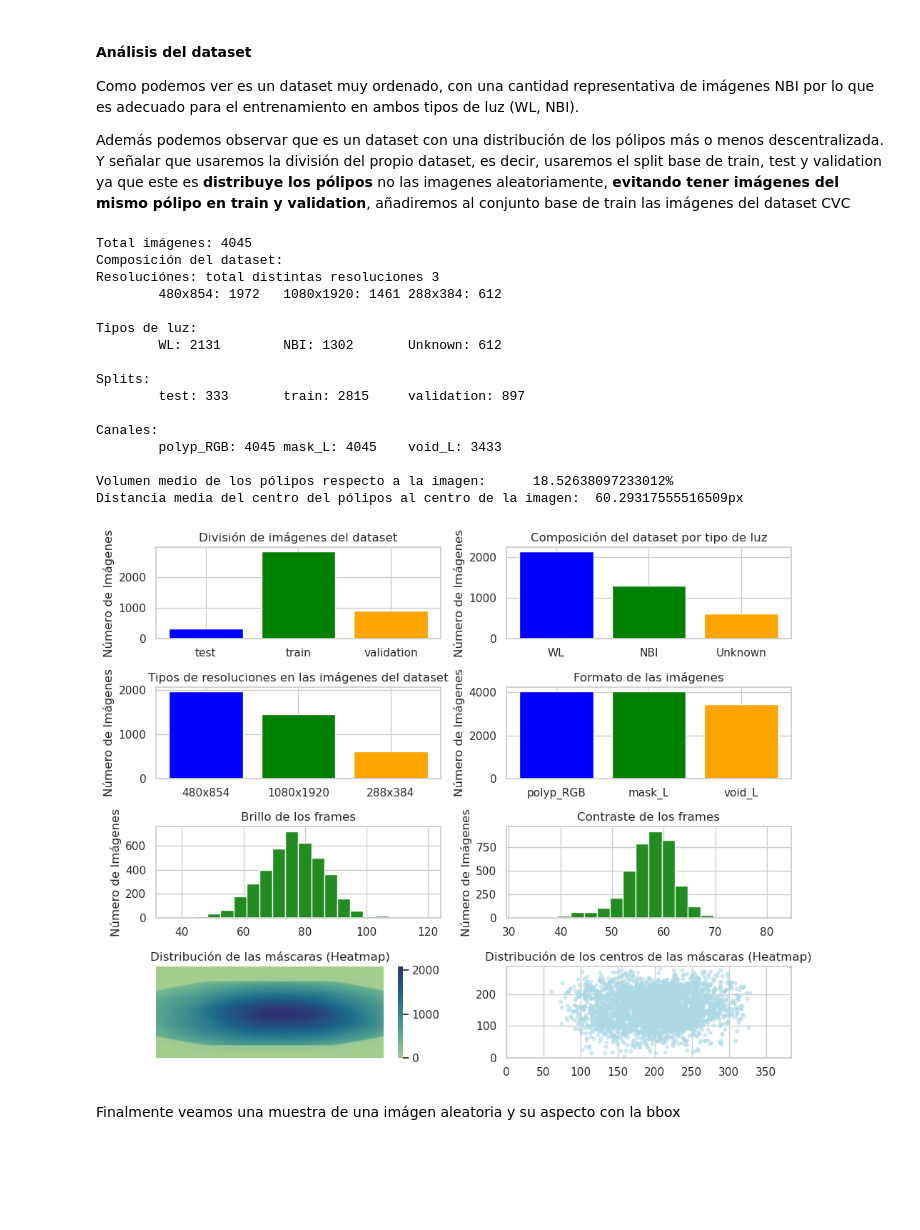
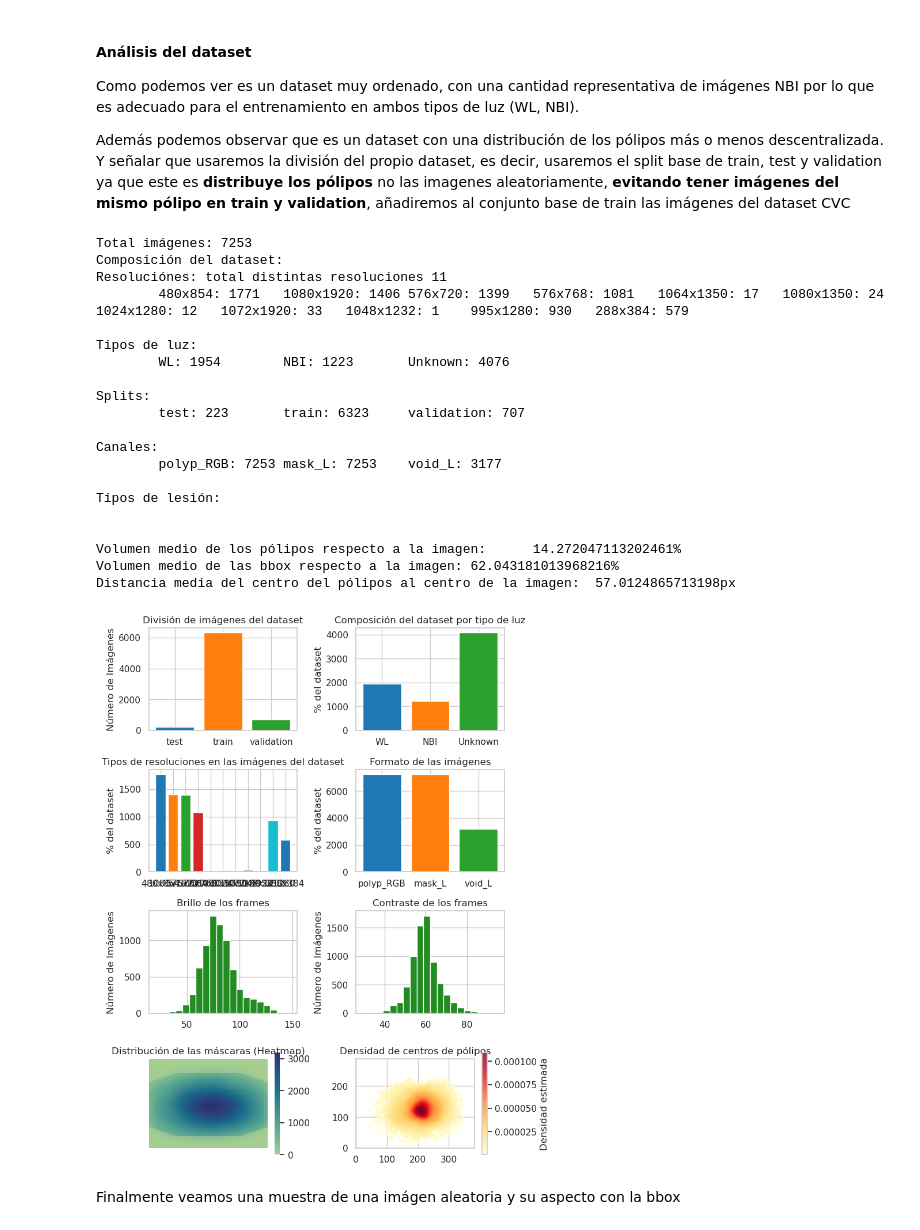
Before and after one commit to sprieton/deteccion_de_polipos_aplicando_ViT, a Jupyter notebook: src/yolos-base/yolos-base-Piccolo+CVC.ipynb, the cells around one changed output. Drawn from its saved outputs; the diff is of its cells as text; code cells hidden in the pictures; blank space fills up the shorter version.

```diff
--- a/src/yolos-base/yolos-base-Piccolo+CVC.ipynb
+++ b/src/yolos-base/yolos-base-Piccolo+CVC.ipynb
@@ -48,7 +48,7 @@ from utils import ImageDatasetProcessor as idp
 import os
 
 DS_PATH = "../../datasets"
-DS_NAME = "Piccolo+CVC"
+DS_NAME = "Piccolo+CVC+PolypDB"
 json_path = f"{DS_PATH}/piccolo_dataset/{DS_NAME}_dict.json"
 
 # paths del dataset
@@ -57,24 +57,34 @@ paths_img = [
     (DS_PATH + "/piccolo_dataset/test/polyps",                      # polyps
      DS_PATH + "/piccolo_dataset/test/masks",                       # masks
      DS_PATH + "/piccolo_dataset/test/void", "test"  ,              # voids
-     DS_PATH + "/piccolo_dataset/listado_WL-NBI_Piccolo.csv"),      # light type
+     DS_PATH + "/piccolo_dataset/listado_WL-NBI_Piccolo.csv", None),# light type
 
     # train paths
     (DS_PATH + "/piccolo_dataset/train/polyps",
      DS_PATH + "/piccolo_dataset/train/masks",
      DS_PATH + "/piccolo_dataset/train/void", "train",
-     DS_PATH + "/piccolo_dataset/listado_WL-NBI_Piccolo.csv"),
+     DS_PATH + "/piccolo_dataset/listado_WL-NBI_Piccolo.csv", None),
 
-    # cvc train path
+    # PolypDB -> train path
+    # Luz NBI
+    (DS_PATH + "/PolypDB/PolypDB_modality_wise/NBI/images",
+     DS_PATH + "/PolypDB/PolypDB_modality_wise/NBI/masks",
+     None, "train", None, "NBI"),
+    # Luz WLI
+    (DS_PATH + "/PolypDB/PolypDB_modality_wise/WLI/images",
+     DS_PATH + "/PolypDB/PolypDB_modality_wise/WLI/masks",
+     None, "train", None, "WL"),
+
+    # cvc -> validation path
     (DS_PATH + "/CVC-ClinicDB/polyps",
      DS_PATH + "/CVC-ClinicDB/masks",
-     None, "train", None),
+     None, "train", None, None),
 
     # validation paths
     (DS_PATH + "/piccolo_dataset/validation/polyps",
      DS_PATH + "/piccolo_dataset/validation/masks",
      DS_PATH + "/piccolo_dataset/validation/void", "validation",
-     DS_PATH + "/piccolo_dataset/listado_WL-NBI_Piccolo.csv")]
+     DS_PATH + "/piccolo_dataset/listado_WL-NBI_Piccolo.csv", None)]
 
 # inicializamos el dataset con su nombre y fichero de formatos de imagen
 dt_picc_cvc = idp(target_resolution=(384, 288), dataset_name=DS_NAME,
@@ -101,26 +111,30 @@ más o menos descentralizada. Y señalar que usaremos la división del propio da
 # %%
 dt_picc_cvc.print_summary()
 # %% [output]
-Total imágenes: 4045
+Total imágenes: 7253
 Composición del dataset:
-Resoluciónes: total distintas resoluciones 3
-        480x854: 1972   1080x1920: 1461 288x384: 612
+Resoluciónes: total distintas resoluciones 11
+        480x854: 1771   1080x1920: 1406 576x720: 1399   576x768: 1081   1064x1350: 17   1080x1350: 24   1024x1280: 12   1072x1920: 33   1048x1232: 1    995x1280: 930   288x384: 579
 
 Tipos de luz:
-        WL: 2131        NBI: 1302       Unknown: 612
+        WL: 1954        NBI: 1223       Unknown: 4076
 
 Splits:
-        test: 333       train: 2815     validation: 897
+        test: 223       train: 6323     validation: 707
 
 Canales:
-        polyp_RGB: 4045 mask_L: 4045    void_L: 3433
+        polyp_RGB: 7253 mask_L: 7253    void_L: 3177
 
-Volumen medio de los pólipos respecto a la imagen:      18.52638097233012%
-Distancia media del centro del pólipos al centro de la imagen:  60.29317555516509px
+Tipos de lesión:
+
+
+Volumen medio de los pólipos respecto a la imagen:      14.272047113202461%
+Volumen medio de las bbox respecto a la imagen: 62.043181013968216%
+Distancia media del centro del pólipos al centro de la imagen:  57.0124865713198px
 # %%
-dt_picc_cvc.graph_summmary()
+dt_picc_cvc.graph_summary()
 # %% [output]
-[figure, old version]
+[figure, new version]
 # %% [markdown]
 Finalmente veamos una muestra de una imágen aleatoria y su aspecto con la bbox
 # %%
```
Also changed, not shown: parts of 4 cells of this notebook, 13 other files.
